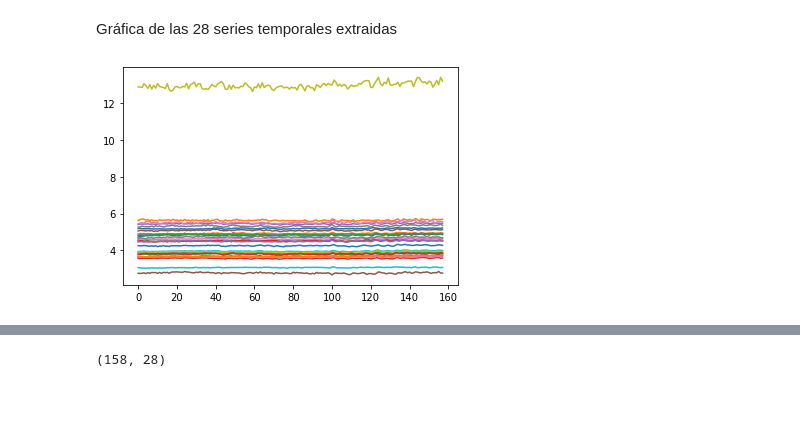
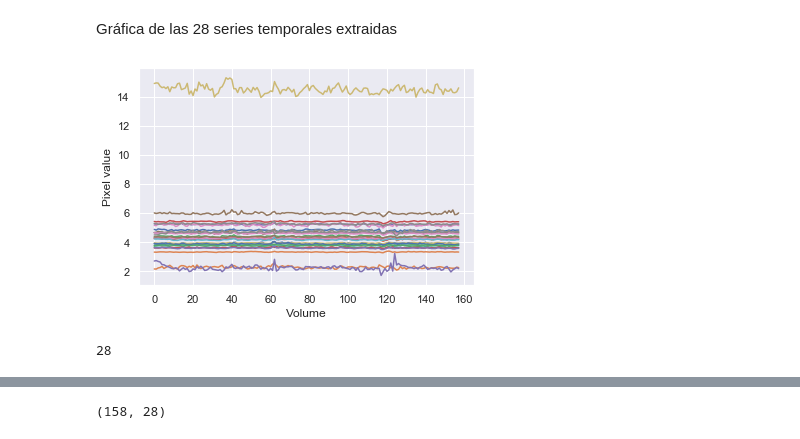
Before and after one commit to spolex/pyrestfmri, a Jupyter notebook: notebooks/fmri_cerebellum_atlas_review.ipynb, the cells around one changed output, grey strips where cells are left out. Drawn from its saved outputs; the diff is of its cells as text; code cells hidden in the pictures; blank space fills up the shorter version.

```diff
--- a/notebooks/fmri_cerebellum_atlas_review.ipynb
+++ b/notebooks/fmri_cerebellum_atlas_review.ipynb
@@ -3,8 +3,12 @@ Configurar matplotlib para ver las gráficas en linea
 # %%
 %matplotlib inline
 import matplotlib.pyplot as plt
+import seaborn as sns
+sns.set()
+
 from niwidgets import NiftiWidget
 import ipywidgets as widgets
 from nilearn import (image, plotting)
 from nilearn.image.image import mean_img,load_img,index_img
 from nilearn.input_data import NiftiMasker,NiftiLabelsMasker,NiftiMapsMasker
+import os
@@ -13,0 +15,5 @@ list_subjs = !ls -d $results_path | grep session
+# %%
+results_path = "../../../02-RESULTADOS/output/preproc/"
+dirs = next(os.walk(results_path))[1]
+list_subjs = list(filter(lambda dir: "session" in dir,dirs))
+len(list_subjs)
@@ -26,9 +34,10 @@ Select(description='Subject Id:', options=('../../results/output/preproc/_sessio
 # %% [markdown]
 Lazy load del atlas y del archivo de neuroimagen para probar el atlas
 # %%
-fsl_prob_cerebelo = "../../datos/TEMPLATES/Cerebellum-MNIfnirt-prob-2mm.nii.gz"
-fsl_prob_cerebelo_3d = "../../datos/TEMPLATES/Cerebellum-MNIflirt-maxprob-thr0-1mm.nii.gz"
-func_filenames = subj_id_selector.value+"/applyTransFunc/f1_trim_st_mcf_trans.nii.gz"
-mni_template = "../../datos/TEMPLATES/MNI152_T1_3mm.nii.gz"
+fmri_root = "../../../00-DATASOURCES/00-FMRI/"
+fsl_prob_cerebelo = fmri_root+"/TEMPLATES/Cerebellum-MNIfnirt-prob-2mm.nii.gz"
+fsl_prob_cerebelo_3d = fmri_root+"/TEMPLATES/Cerebellum-MNIflirt-maxprob-thr0-1mm.nii.gz"
+func_filenames = results_path+subj_id_selector.value+"/applyTransFunc/f1_trim_st_mcf_trans.nii.gz"
+mni_template = fmri_root+"/TEMPLATES/MNI152_T1_3mm.nii.gz"
 func_filenames
 # %% [output]
@@ -84,8 +77,12 @@ Gráfica de las 28 series temporales extraidas
 # %%
 fig = plt.figure()
 plt.plot(timeseries_subject)
-plt.xlabel('')
-plt.ylabel('')
+plt.xlabel('Volume')
+plt.ylabel('Pixel value')
 plt.show()
 # %% [output]
-[figure, old version]
+[figure, new version]
+# %%
+len(timeseries_subject[0])
+# %% [output]
+28
```
Also changed, not shown: parts of 8 cells of this notebook, 6 other files.
